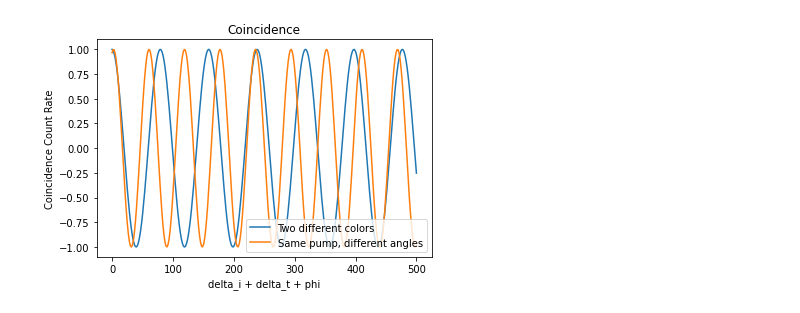
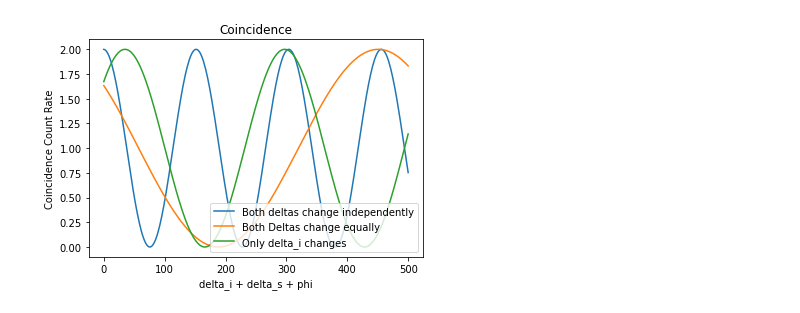
Before and after one commit to fhernandez93/Ghost-Imaging, a Jupyter notebook: coincidence_simulations.ipynb, the cells around one changed output. Drawn from its saved outputs; the diff is of its cells as text; code cells hidden in the pictures.

Commit message:
Added third case

```diff
--- a/coincidence_simulations.ipynb
+++ b/coincidence_simulations.ipynb
@@ -11,30 +11,40 @@ def coincidence(delta_i, delta_s, phi):
 # %%
 #Value definitions
 t_1 = 0.5
 t_2 = 0.3
 t_3 = 0.2
 t_4 = 0.1
-#Case with two different pumps
+#Case when both deltas change independently
 w_i1 = np.full(1000,100)
-w_s1 = np.linspace(100,700,1000)
+w_s1 = np.linspace(100,350,1000)
 w_i2 = np.full(1000, 120)
-w_s2 = np.linspace(120,960, 1000)
+w_s2 = np.linspace(120,400, 1000)
 values_c = np.array([coincidence((w_s1[i] + w_s2[i])*(t_1-t_3), (w_i1[i] + w_i2[i])*(t_2-t_4), w_i1[i]*t_4 - w_i2[i]*t_2 + w_s1[i]*t_3 - w_s2[i]*t_1) for i in range(0,300)])
 
-#Case with same pumps
-w_i1 = np.full(1000,100)
-w_s1 = np.linspace(100,700,1000)
-w_i2 = np.full(1000,100)
-w_s2 = np.linspace(100,700,1000)
+#Case with deltas changing equally, wp remains always constant
+w_p = 300
+w_s1 = np.linspace(100,300,1000)
+w_i1 = np.array([w_p - w_s1[i] for i in range(0,1000)])
+w_s2 = np.linspace(100,300,1000)
+w_i2 = np.array([w_p - w_s2[i] for i in range(0,1000)])
 values_c2 = np.array([coincidence((w_s1[i] + w_s2[i])*(t_1-t_3), (w_i1[i] + w_i2[i])*(t_2-t_4), w_i1[i]*t_4 - w_i2[i]*t_2 + w_s1[i]*t_3 - w_s2[i]*t_1) for i in range(0,300)])
 
+#Case when only one of the deltas change
+w_p = 300
+w_s1 = np.linspace(100,300,1000)
+w_i1 = np.array([w_p - w_s1[i] for i in range(0,1000)])
+w_i2 = np.full(1000, 120)
+w_s2 = np.full(1000,180)
+values_c3 = np.array([coincidence((w_s1[i] + w_s2[i])*(t_1-t_3), (w_i1[i] + w_i2[i])*(t_2-t_4), w_i1[i]*t_4 - w_i2[i]*t_2 + w_s1[i]*t_3 - w_s2[i]*t_1) for i in range(0,300)])
 
-plt.plot(np.linspace(0,500,300),values_c, label="Two different colors")
-plt.plot(np.linspace(0,500,300),values_c2, label="Same pump, different angles")
+
+plt.plot(np.linspace(0,500,300),values_c, label="Both deltas change independently")
+plt.plot(np.linspace(0,500,300),values_c2, label="Both Deltas change equally")
+plt.plot(np.linspace(0,500,300),values_c3, label="Only delta_i changes")
 plt.ylabel("Coincidence Count Rate")
-plt.xlabel("delta_i + delta_t + phi")
+plt.xlabel("delta_i + delta_s + phi")
 plt.title("Coincidence")
 plt.legend(loc="lower right")
 plt.show()
 # %% [output]
-[figure, old version]
+[figure, new version]
```
Also changed, not shown: 1 other file.
